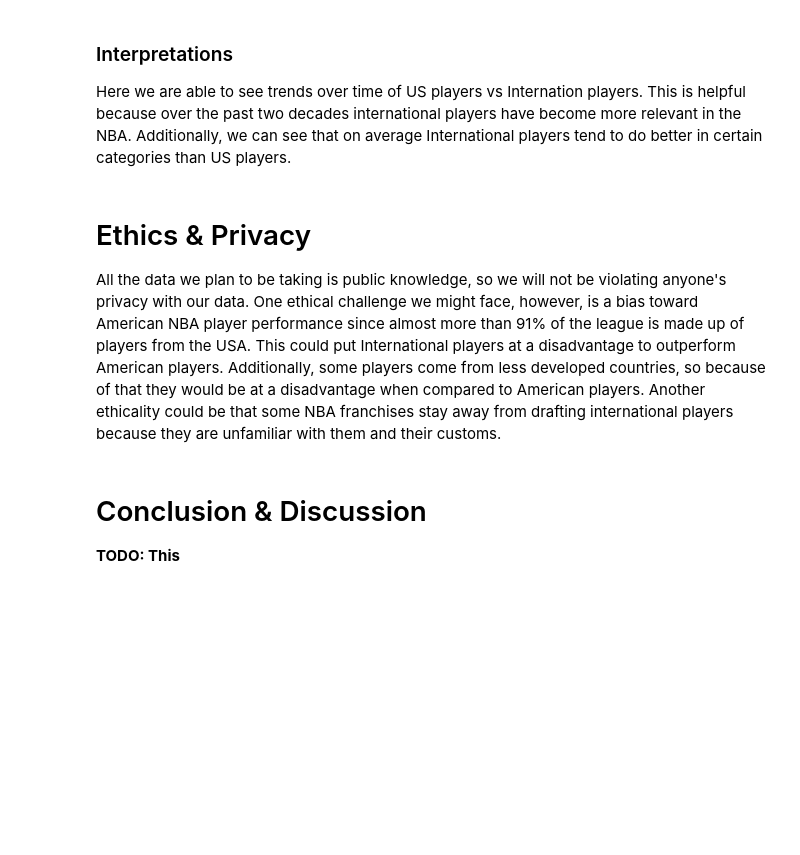
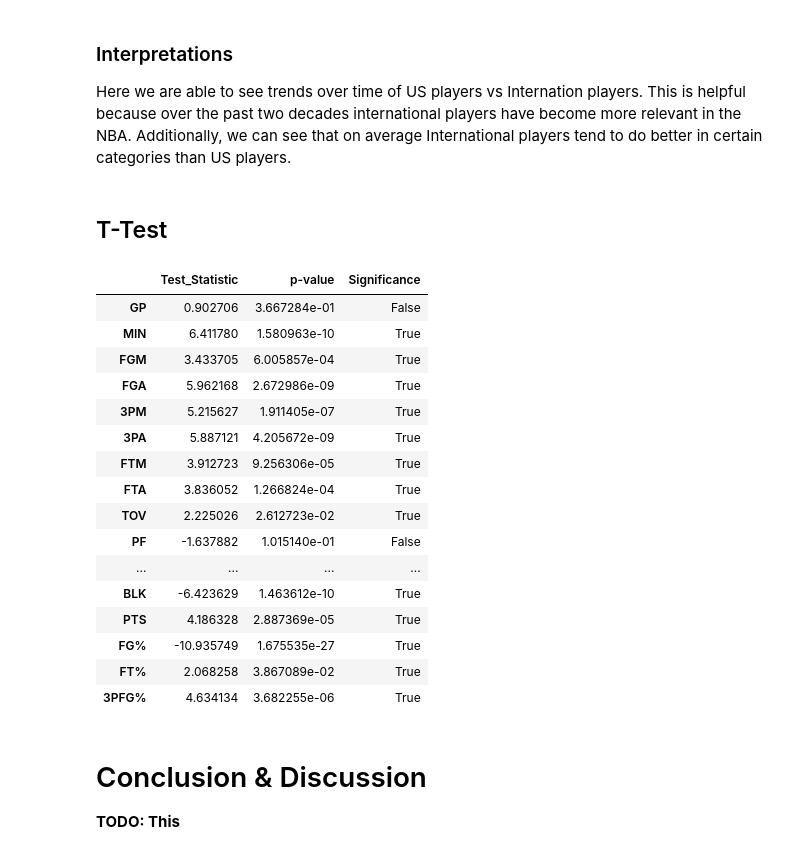
Before and after one commit to colbyhillers/NBA-Player-Nationality-Analysis, a Jupyter notebook: FinalProjectGroup015_Fa21.ipynb, the cells around one changed output. Cells and saved outputs as stored; diff of their text form; code cells hidden in the pictures; blank space fills up the shorter version.

```diff
--- a/FinalProjectGroup015_Fa21.ipynb
+++ b/FinalProjectGroup015_Fa21.ipynb
@@ -739,7 +742,5 @@ We see that their averages tend to fluctuate a lot and they switch between havin
 ### Interpretations
 
 Here we are able to see trends over time of US players vs Internation players. This is helpful because over the past two decades international players have become more relevant in the NBA. Additionally, we can see that on average International players tend to do better in certain categories than US players.
-# %% [markdown]
-# Ethics & Privacy
-
-All the data we plan to be taking is public knowledge, so we will not be violating anyone's privacy with our data. One ethical challenge we might face, however, is a bias toward American NBA player performance since almost more than 91% of the league is made up of players from the USA. This could put International players at a disadvantage to outperform American players. Additionally, some players come from less developed countries, so because of that they would be at a disadvantage when compared to American players. Another ethicality could be that some NBA franchises stay away from drafting international players because they are unfamiliar with them and their customs.
+# %% [markdown]
+## T-Test
@@ -746,3 +749,32 @@ All the data we plan to be taking is public knowledge, so we will not be violati
+# %%
+variables = list(['GP', 'MIN', 'FGM', 'FGA', '3PM', '3PA', 'FTM', 'FTA', 'TOV', 'PF', 'ORB',
+                  'DRB', 'REB', 'AST', 'STL', 'BLK', 'PTS', 'FG%', 'FT%', '3PFG%'])
+t = []
+for i in variables:
+    US = df_US[i]
+    INT = df_INT[i]
+    t.append(ttest_ind(US, INT))
+t_values= pd.DataFrame(data=t,index=variables,columns=["Test_Statistic","p-value"])
+t_values['Significance'] = t_values['p-value'] < 0.05
+t_values
+# %% [output]
+|  | Test_Statistic | p-value | Significance |
+| GP | 0.902706 | 3.667284e-01 | False |
+| MIN | 6.411780 | 1.580963e-10 | True |
+| FGM | 3.433705 | 6.005857e-04 | True |
+| FGA | 5.962168 | 2.672986e-09 | True |
+| 3PM | 5.215627 | 1.911405e-07 | True |
+| 3PA | 5.887121 | 4.205672e-09 | True |
+| FTM | 3.912723 | 9.256306e-05 | True |
+| FTA | 3.836052 | 1.266824e-04 | True |
+| TOV | 2.225026 | 2.612723e-02 | True |
+| PF | -1.637882 | 1.015140e-01 | False |
+| ... | ... | ... | ... |
+| BLK | -6.423629 | 1.463612e-10 | True |
+| PTS | 4.186328 | 2.887369e-05 | True |
+| FG% | -10.935749 | 1.675535e-27 | True |
+| FT% | 2.068258 | 3.867089e-02 | True |
+| 3PFG% | 4.634134 | 3.682255e-06 | True |
 # %% [markdown]
 # Conclusion & Discussion
 
```
Also changed, not shown: parts of 4 cells of this notebook.
